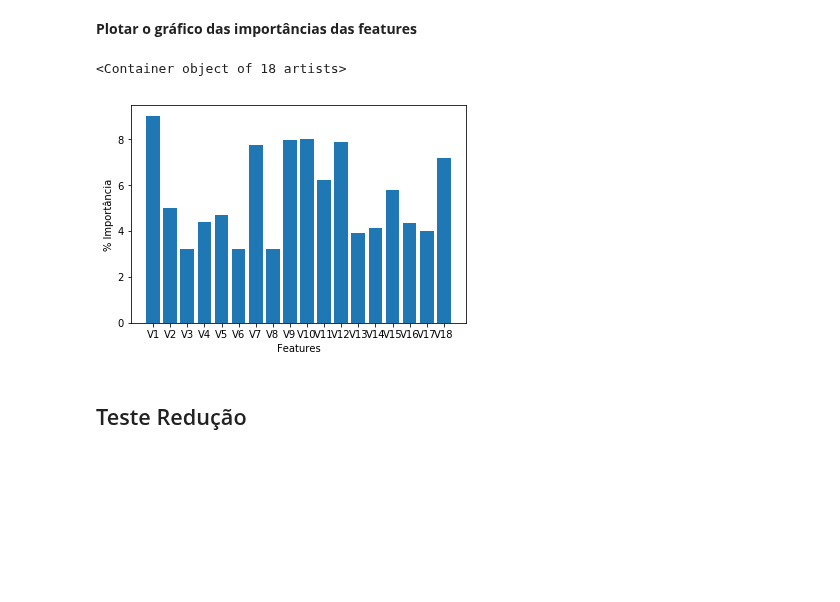
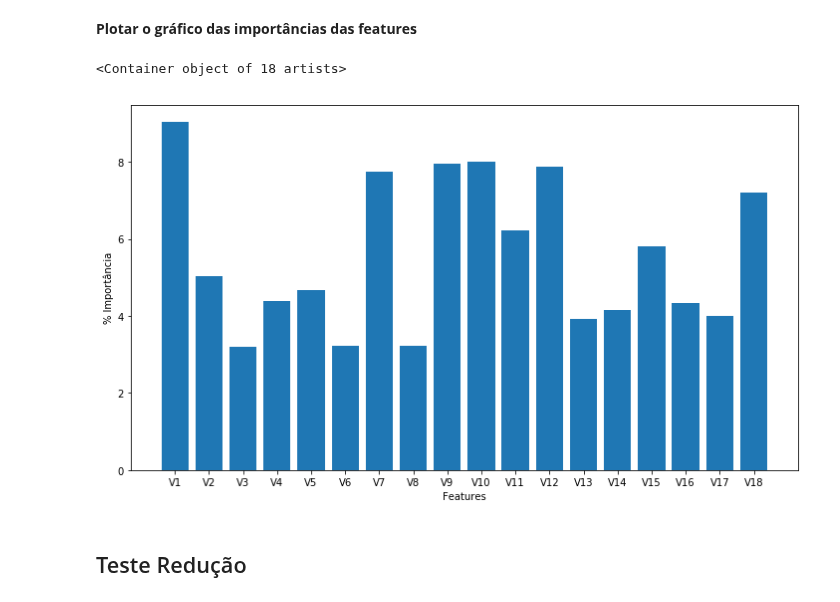
Before and after one commit to Machine-Learning-FGA/exotic-particles-problem, a Jupyter notebook: trabalho1_particulas.ipynb, the cells around one changed output. Cells and saved outputs as stored; diff of their text form; code cells hidden in the pictures; blank space fills up the shorter version.

Commit message:
Changing feature importance plot size

```diff
--- a/trabalho1_particulas.ipynb
+++ b/trabalho1_particulas.ipynb
@@ -364,13 +364,13 @@ ExtraTreesClassifier(bootstrap=False, class_weight=None, criterion='gini',
 # %%
 features = ['V1', 'V2', 'V3', 'V4', 'V5', 'V6', 'V7', 'V8', 'V9', 'V10', 'V11', 'V12', 'V13', 'V14', 'V15', 'V16', 'V17', 'V18']
 plt.xticks(range(18), features)
 plt.xlabel('Features')
 plt.ylabel('% Importância')
-plt.rcParams['figure.figsize'] = (7.5, 5)
+plt.rcParams['figure.figsize'] = (12, 6.75)
 plt.bar(range(18), 100 * etc.feature_importances_)
 # %% [output]
 <Container object of 18 artists>
-[figure, old version]
+[figure, new version]
 # %%
 del dataset
 # %% [markdown]
```
